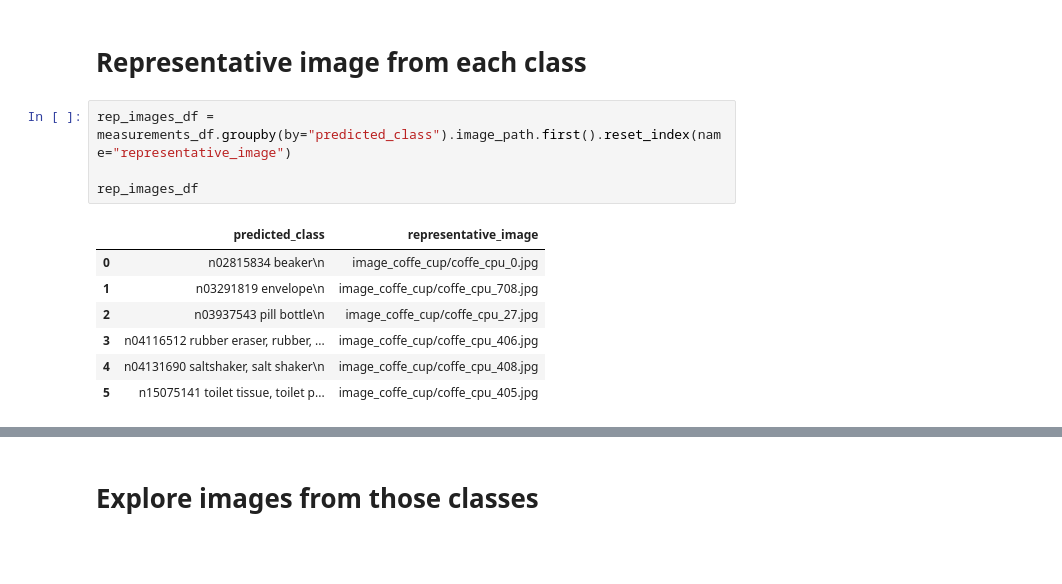
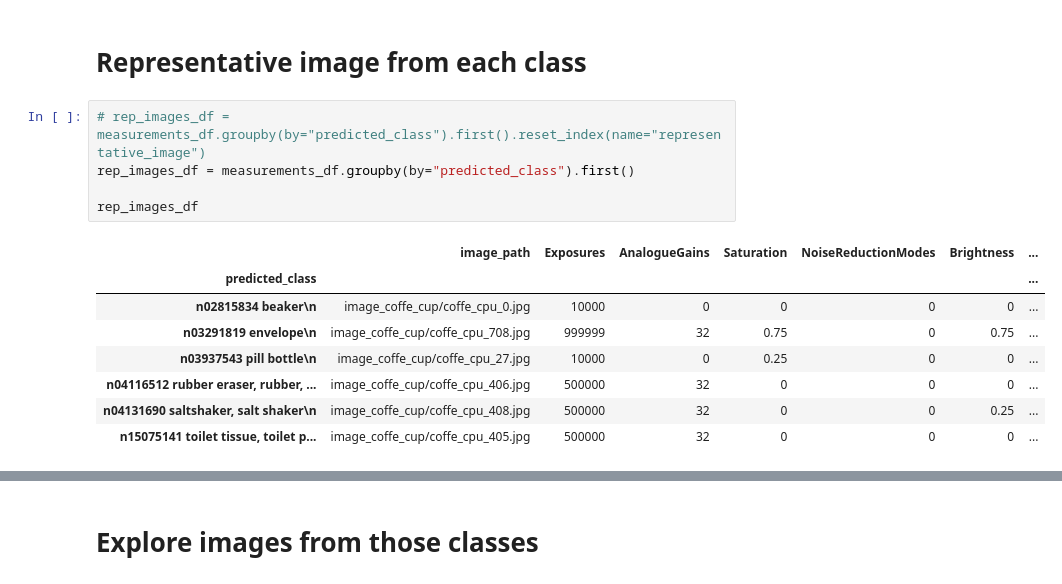
Before and after one commit to mmartiasg/lab_ipmv, a Jupyter notebook: analysis.ipynb, the cells around one changed output, grey strips where cells are left out. Saved outputs shown, nothing was run; the diff lists cells and outputs as text; blank space fills up the shorter version.

```diff
--- a/analysis.ipynb
+++ b/analysis.ipynb
@@ -35,14 +37,16 @@ We have 6 classes
 # %% [markdown]
 # Representative image from each class
 # %%
-rep_images_df = measurements_df.groupby(by="predicted_class").image_path.first().reset_index(name="representative_image")
+# rep_images_df = measurements_df.groupby(by="predicted_class").first().reset_index(name="representative_image")
+rep_images_df = measurements_df.groupby(by="predicted_class").first()
 
 rep_images_df
 # %% [output]
-|  | predicted_class | representative_image |
-| 0 | n02815834 beaker\n | image_coffe_cup/coffe_cpu_0.jpg |
-| 1 | n03291819 envelope\n | image_coffe_cup/coffe_cpu_708.jpg |
-| 2 | n03937543 pill bottle\n | image_coffe_cup/coffe_cpu_27.jpg |
-| 3 | n04116512 rubber eraser, rubber, ... | image_coffe_cup/coffe_cpu_406.jpg |
-| 4 | n04131690 saltshaker, salt shaker\n | image_coffe_cup/coffe_cpu_408.jpg |
-| 5 | n15075141 toilet tissue, toilet p... | image_coffe_cup/coffe_cpu_405.jpg |
+|  | image_path | Exposures | AnalogueGains | Saturation | NoiseReductionModes | Brightness | ... |
+| predicted_class |  |  |  |  |  |  | ... |
+| n02815834 beaker\n | image_coffe_cup/coffe_cpu_0.jpg | 10000 | 0 | 0 | 0 | 0 | ... |
+| n03291819 envelope\n | image_coffe_cup/coffe_cpu_708.jpg | 999999 | 32 | 0.75 | 0 | 0.75 | ... |
+| n03937543 pill bottle\n | image_coffe_cup/coffe_cpu_27.jpg | 10000 | 0 | 0.25 | 0 | 0 | ... |
+| n04116512 rubber eraser, rubber, ... | image_coffe_cup/coffe_cpu_406.jpg | 500000 | 32 | 0 | 0 | 0 | ... |
+| n04131690 saltshaker, salt shaker\n | image_coffe_cup/coffe_cpu_408.jpg | 500000 | 32 | 0 | 0 | 0.25 | ... |
+| n15075141 toilet tissue, toilet p... | image_coffe_cup/coffe_cpu_405.jpg | 500000 | 32 | 0 | 0 | 0 | ... |
```
Also changed, not shown: parts of 16 cells of this notebook.
